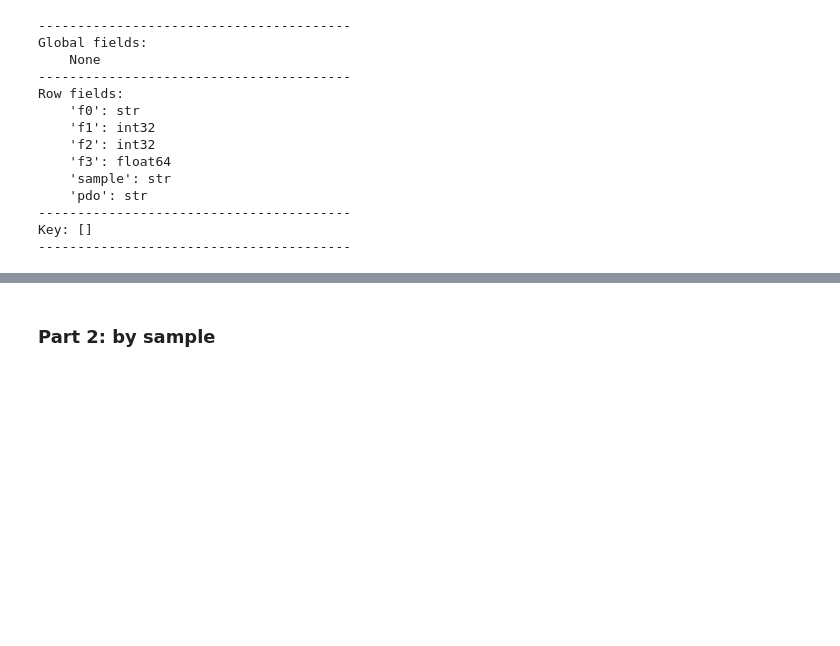
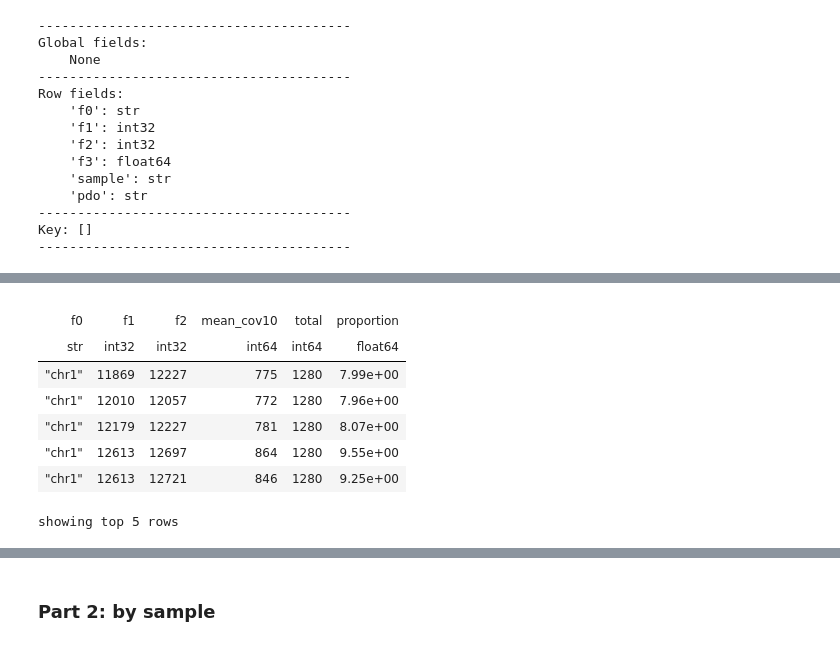
Before and after one commit to imary116/exomecov, a Jupyter notebook: notebook/coverage_additional_analyses.ipynb, the cells around one changed output, grey strips where cells are left out. Saved outputs shown, nothing was run; the diff lists cells and outputs as text; code cells hidden in the pictures; blank space fills up the shorter version.

```diff
--- a/notebook/coverage_additional_analyses.ipynb
+++ b/notebook/coverage_additional_analyses.ipynb
@@ -147,10 +174,12 @@ region_ht.show(5)
 | "chr1" | 12613 | 12697 | 2.40e+02 | "00C04941" | "PDO-6569" | 1 |
 showing top 5 rows
 # %%
+# Do the following for each pdo (group by pdo first)
 # For each region (chr:start:end), calculate the proportion of samples that have a mean coverage >=10
-# total number of samples in the same reagion that have mean coverage of >=10 (mean_cov10), total number of samples within that region (total), and the proportion which is mean_cov10 divided by the total (proportion)
-prop_by_region = region_ht.group_by(region_ht.f0,region_ht.f1,region_ht.f2).aggregate(mean_cov10 = hl.agg.count_where(region_ht.mean_coverage10 == 1),
-                                                                                      total = hl.agg.count(),
-                                                                                      proportion = hl.agg.fraction(region_ht.mean_coverage10 == 1))
+# Calculate total number of samples in the same reagion that have mean coverage of >=10 (mean_cov10), total number of samples within that region (total), and the proportion which is mean_cov10 divided by the total (proportion)
+prop_by_region = region_ht.group_by(region_ht.pdo,region_ht.f0,region_ht.f1,region_ht.f2).aggregate(
+    mean_cov10 = hl.agg.count_where(region_ht.mean_coverage10 == 1),
+    total = hl.agg.count(),
+    proportion = hl.agg.fraction(region_ht.mean_coverage10 == 1))
 # %%
 prop_by_region.show(5)
@@ -156,0 +230,7 @@ prop_by_region.show(5)
+# %%
+# should be the same as pbr
+check = prop_by_region.group_by(prop_by_region.f0,prop_by_region.f1,prop_by_region.f2).aggregate(mean_cov10 = hl.agg.sum(prop_by_region.mean_cov10),
+                                                                           total = hl.agg.sum(prop_by_region.total),
+                                                                           proportion = hl.agg.sum(prop_by_region.proportion))
+check.show(5)
+# %% [output]
@@ -156,0 +242,9 @@ prop_by_region.show(5)
+|  |  |  |  |  |  |
+| f0 | f1 | f2 | mean_cov10 | total | proportion |
+| str | int32 | int32 | int64 | int64 | float64 |
+| "chr1" | 11869 | 12227 | 775 | 1280 | 7.99e+00 |
+| "chr1" | 12010 | 12057 | 772 | 1280 | 7.96e+00 |
+| "chr1" | 12179 | 12227 | 781 | 1280 | 8.07e+00 |
+| "chr1" | 12613 | 12697 | 864 | 1280 | 9.55e+00 |
+| "chr1" | 12613 | 12721 | 846 | 1280 | 9.25e+00 |
+showing top 5 rows
```
Also changed, not shown: parts of 26 cells of this notebook.
